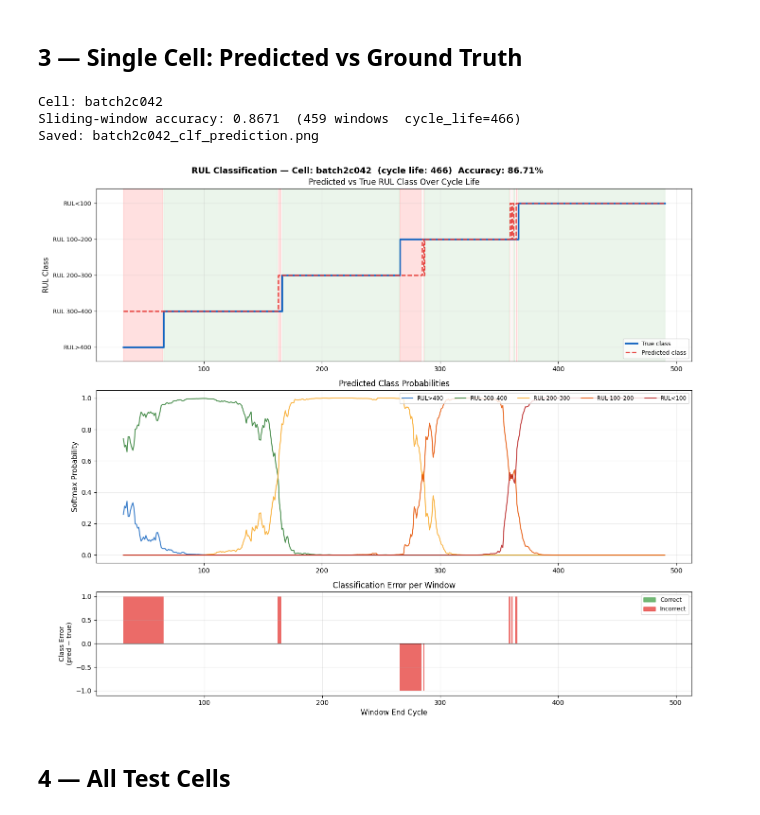
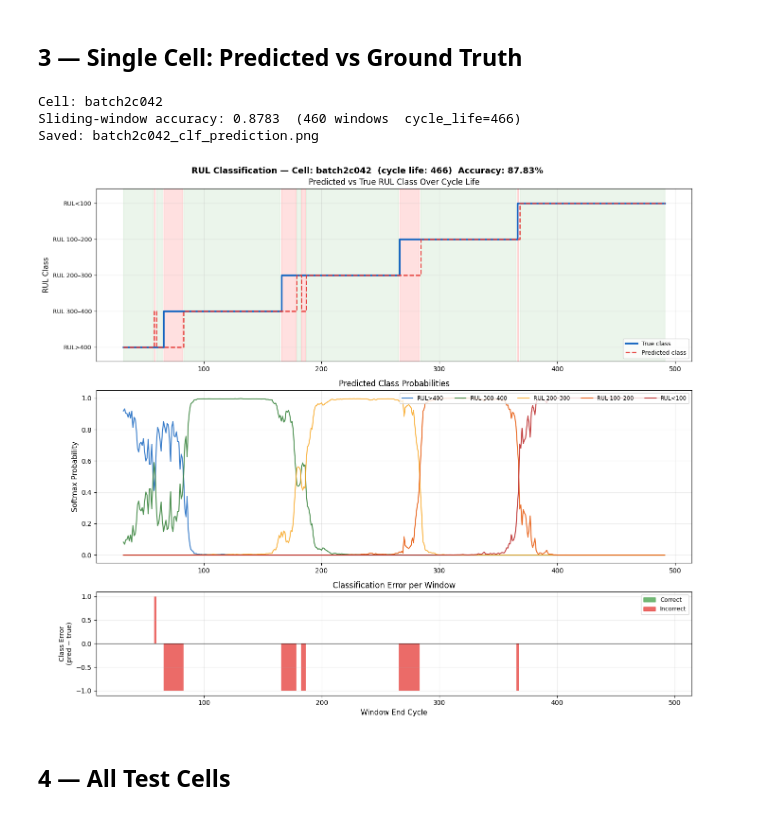
Before and after one commit to PhanLeSon03/battery_estimation, a Jupyter notebook: predict_clf.ipynb, the cells around one changed output. Drawn from its saved outputs; the diff is of its cells as text; code cells hidden in the pictures.

```diff
--- a/predict_clf.ipynb
+++ b/predict_clf.ipynb
@@ -10,7 +10,7 @@ import matplotlib.patches as mpatches
 import joblib
 
 from dataset_clf import (
-    extract_clf_samples, load_all_npz,
+    build_sample_index, load_all_npz,
     N_CLASSES, N_EARLY, N_RANDOM, N_INPUT,
     rul_to_class,
 )
@@ -18,12 +18,12 @@ from train_clf import BatteryRULClassifier
 
 # ── Config ──────────────────────────────────────────────────────────────────
 DATA_DIR    = './content'
-MODEL_PATH  = './checkpoints_clf/best_clf.pt'
+MODEL_PATH  = './checkpoints_es/best_clf.pt'
 DEVICE      = 'cuda' if torch.cuda.is_available() else 'cpu'
 
 print(f'Device: {DEVICE}')
 
-SUMMARY_FEATS = 16
+SUMMARY_FEATS = 18
 
 CLASS_NAMES   = ["RUL>400", "RUL 300–400", "RUL 200–300", "RUL 100–200", "RUL<100"]
 CLASS_COLORS  = ["#1565C0", "#2E7D32", "#F9A825", "#E65100", "#B71C1C"]
@@ -47,8 +47,8 @@ model = BatteryRULClassifier(
 model.load_state_dict(torch.load(MODEL_PATH, map_location=DEVICE, weights_only=True))
 model.eval().to(DEVICE)
 
-dq_scaler      = joblib.load("./checkpoints_clf/dq_scaler.pkl")
-summary_scaler = joblib.load("./checkpoints_clf/summary_scaler.pkl")
+dq_scaler      = joblib.load("./checkpoints_es/dq_scaler.pkl")
+summary_scaler = joblib.load("./checkpoints_es/summary_scaler.pkl")
 scalers        = (dq_scaler, summary_scaler)
 
 n_params = sum(p.numel() for p in model.parameters())
@@ -168,10 +169,15 @@ def predict_cell(cell: dict, scalers = None):
 # %% [markdown]
 ## 3 — Single Cell: Predicted vs Ground Truth
 # %%
-TestCellName = ['batch2c042', 'batch3c030', 'batch1c024', 'batch1c025', 'batch3c007', 'batch3c024', 'batch1c004',
-                'batch1c002', 'batch3c029', 'batch1c020', 'batch2c013', 'batch2c010', 'batch3c021', 'batch3c000',
-                'batch1c000', 'batch3c027', 'batch2c041', 'batch2c035', 'batch2c029', 'batch1c028', 'batch1c033',
-                'batch1c037', 'batch1c013', 'batch2c039', 'batch2c027', 'batch1c003', 'batch3c011']
+TestCellName = ['batch2c042', 'batch3c030', 'batch1c024', 'batch1c025',
+                'batch3c007', 'batch3c024', 'batch1c004', 'batch1c002',
+                'batch3c029', 'batch1c020', 'batch2c013', 'batch2c010',
+                'batch3c021', 'batch3c000', 'batch1c000', 'batch3c027',
+                'batch2c041', 'batch2c035', 'batch2c029', 'batch1c028',
+                'batch1c033', 'batch1c037', 'batch1c013', 'batch2c039',
+                'batch2c027', 'batch1c003', 'batch3c011']
+
+
 
 CELL_ID      = 'batch2c042'
 if CELL_ID is None:
@@ -183,6 +189,8 @@ cycle_life = int(cell["cycle_life"])
 
 
 res = predict_cell(cell, scalers=scalers)
+
+
 print(f"Sliding-window accuracy: {res['accuracy']:.4f}  "
       f"({len(res['end_cycles'])} windows  cycle_life={res['cycle_life']})")
 
@@ -231,35 +239,35 @@ ax.legend(fontsize=8.5, ncol=N_CLASSES, loc="upper right")
 ax.grid(True, alpha=0.25)
 ax.set_ylim(-0.05, 1.05)
 
 # ── Panel 3: error (mismatch) ─────────────────────────────────────────────
 ax = axes[2]
 error = pred_cls - true_cls
 ax.bar(cycles, error, width=1.0,
        color=["#E53935" if e != 0 else "#43A047" for e in error],
        alpha=0.75)
 ax.axhline(0, color="black", lw=0.8)
 ax.set_xlabel("Window End Cycle", fontsize=11)
 ax.set_ylabel("Class Error\n(pred − true)", fontsize=10)
 ax.set_title("Classification Error per Window")
 ax.grid(True, alpha=0.25)
 
 # legend patches
 patches = [
     mpatches.Patch(color="#43A047", alpha=0.75, label="Correct"),
     mpatches.Patch(color="#E53935", alpha=0.75, label="Incorrect"),
 ]
 ax.legend(handles=patches, fontsize=9)
 
 plt.tight_layout()
 out_path = f"{CELL_ID}_clf_prediction.png"
 plt.savefig(out_path, dpi=150, bbox_inches="tight")
 print(f"Saved: {out_path}")
 plt.show()
 # %% [output]
 Cell: batch2c042
-Sliding-window accuracy: 0.8671  (459 windows  cycle_life=466)
+Sliding-window accuracy: 0.8783  (460 windows  cycle_life=466)
 Saved: batch2c042_clf_prediction.png
-[figure, old version]
+[figure, new version]
 # %% [markdown]
 ## 4 — All Test Cells
 # %%
```
Also changed, not shown: parts of 7 cells of this notebook, 10 other files.
